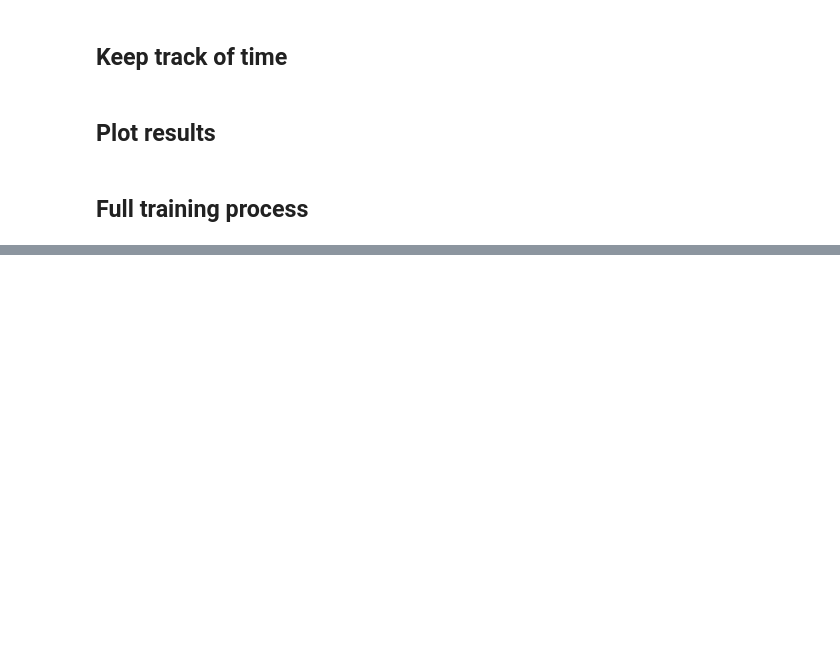
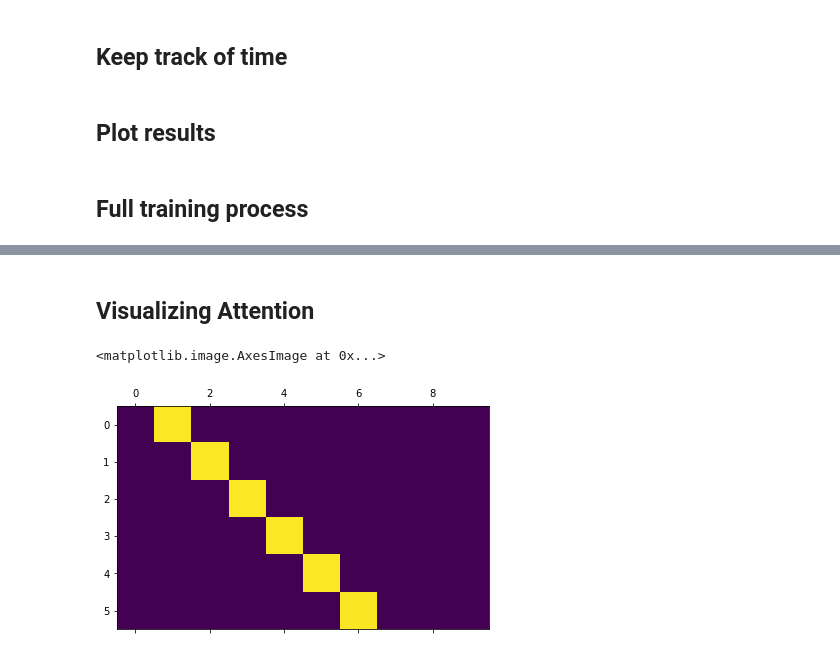
Before and after one commit to LucileC/NLP, a Jupyter notebook: translation/Translation.ipynb, the cells around one changed output, grey strips where cells are left out. Saved outputs shown, nothing was run; the diff lists cells and outputs as text; code cells hidden in the pictures; blank space fills up the shorter version.

```diff
--- a/translation/Translation.ipynb
+++ b/translation/Translation.ipynb
@@ -501,0 +510,14 @@ TypeError: 'NoneType' object is not iterable
+# %% [markdown]
+## Visualizing Attention
+# %%
+s = "j ai trop froid ."
+output_words, attentions = evaluate(encoder1, attn_decoder1, s)
+print('>', s)
+output_words, attentions = evaluate(encoder, decoder, s)
+output_sentence = ' '.join(output_words)
+print('<', output_sentence)
+print('')
+plt.matshow(attentions.numpy())
+# %% [output]
+<matplotlib.image.AxesImage at 0x...>
+[figure, added]
```
Also changed, not shown: parts of 4 cells of this notebook.
